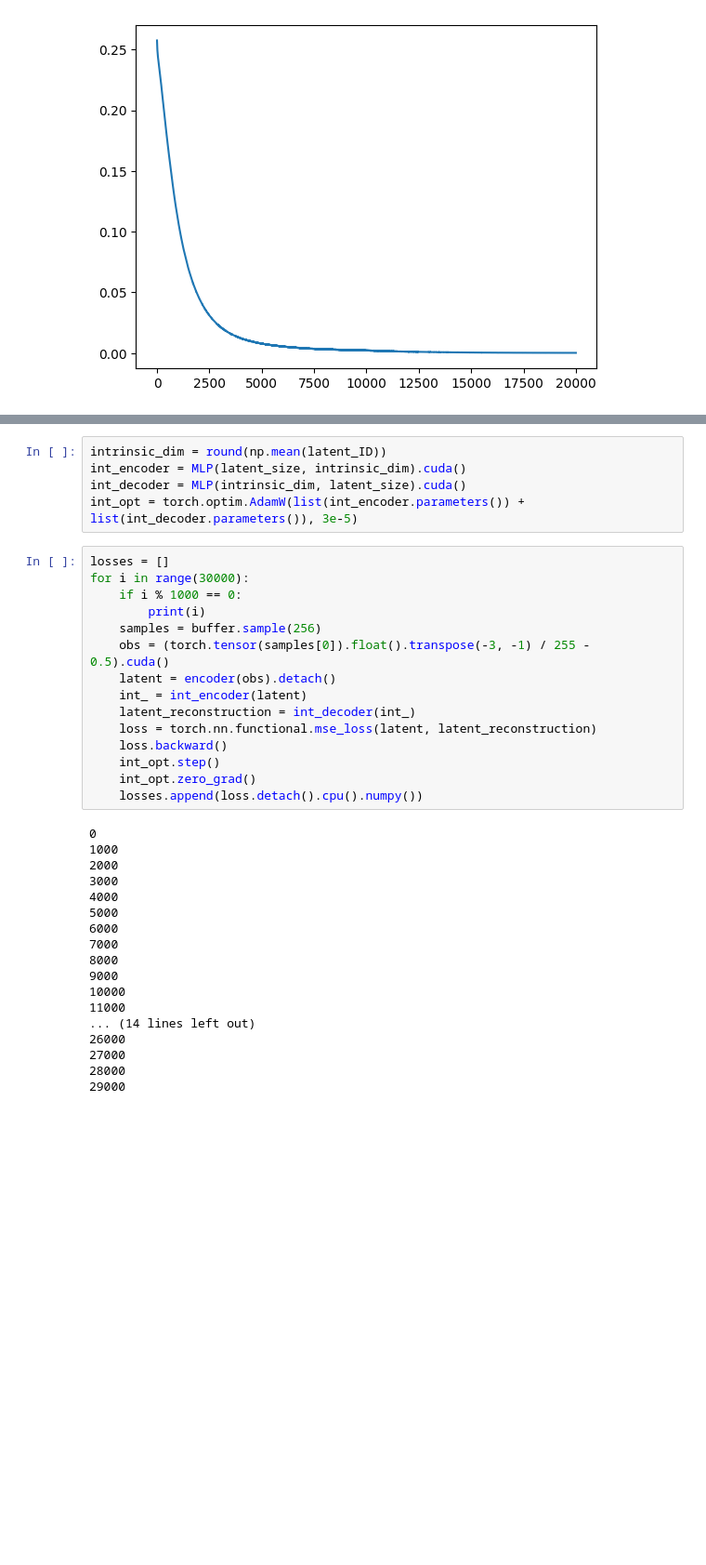
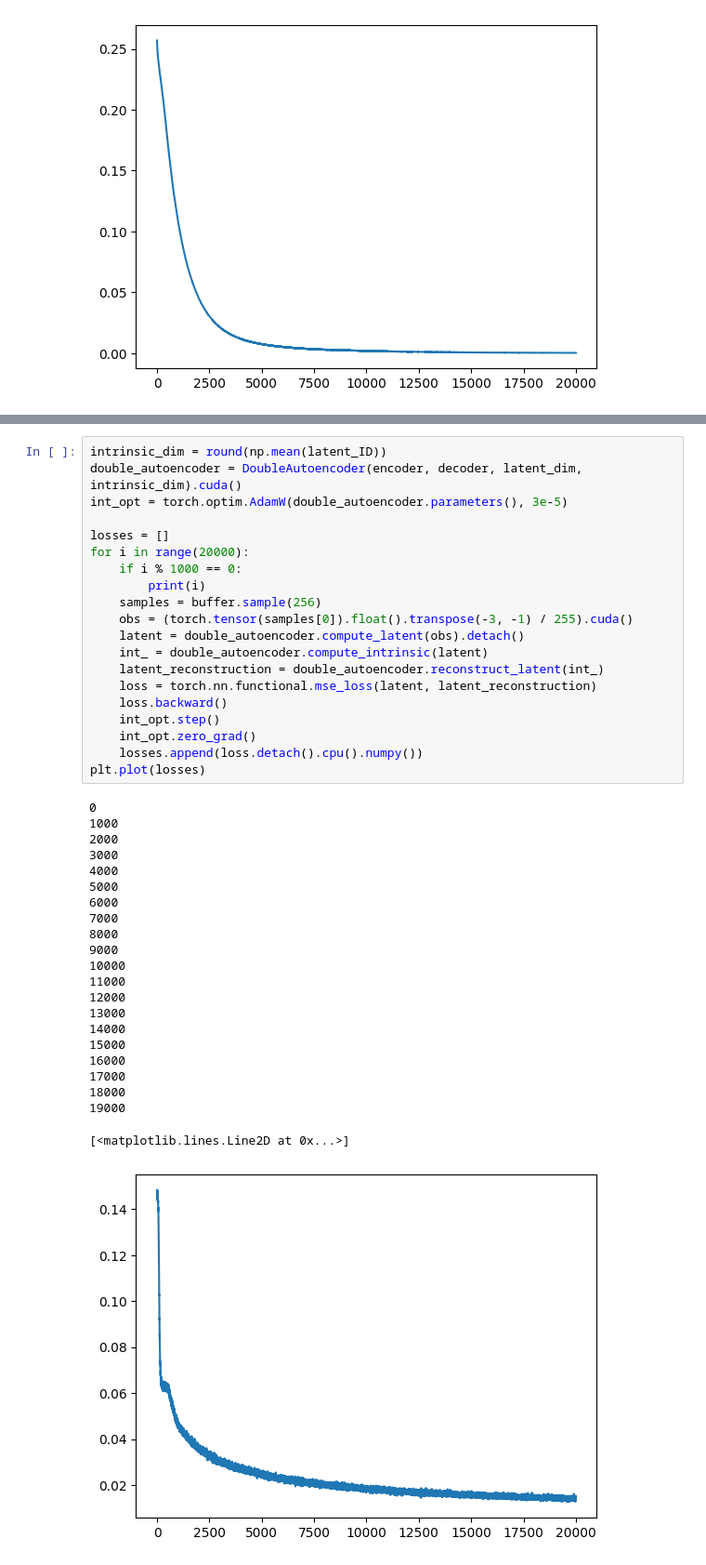
Before and after one commit to antony-zhao/RLTesting, a Jupyter notebook: rltesting/fvd_experiments/testing.ipynb, the cells around one changed output, grey strips where cells are left out. Shown at 93% size. Drawn from its saved outputs; the diff is of its cells as text; blank space fills up the shorter version.

```diff
--- a/rltesting/fvd_experiments/testing.ipynb
+++ b/rltesting/fvd_experiments/testing.ipynb
@@ -110,38 +110,43 @@ Image ID: 6.32492964683957 +- 0.06555845647076176
-# %%
-intrinsic_dim = round(np.mean(latent_ID))
-int_encoder = MLP(latent_size, intrinsic_dim).cuda()
-int_decoder = MLP(intrinsic_dim, latent_size).cuda()
-int_opt = torch.optim.AdamW(list(int_encoder.parameters()) + list(int_decoder.parameters()), 3e-5)
 # %%
+intrinsic_dim = round(np.mean(latent_ID))
+double_autoencoder = DoubleAutoencoder(encoder, decoder, latent_dim, intrinsic_dim).cuda()
+int_opt = torch.optim.AdamW(double_autoencoder.parameters(), 3e-5)
+
 losses = []
-for i in range(30000):
+for i in range(20000):
     if i % 1000 == 0:
         print(i)
     samples = buffer.sample(256)
-    obs = (torch.tensor(samples[0]).float().transpose(-3, -1) / 255 - 0.5).cuda()
-    latent = encoder(obs).detach()
-    int_ = int_encoder(latent)
-    latent_reconstruction = int_decoder(int_)
+    obs = (torch.tensor(samples[0]).float().transpose(-3, -1) / 255).cuda()
+    latent = double_autoencoder.compute_latent(obs).detach()
+    int_ = double_autoencoder.compute_intrinsic(latent)
+    latent_reconstruction = double_autoencoder.reconstruct_latent(int_)
     loss = torch.nn.functional.mse_loss(latent, latent_reconstruction)
     loss.backward()
     int_opt.step()
     int_opt.zero_grad()
     losses.append(loss.detach().cpu().numpy())
+plt.plot(losses)
 # %% [output]
 0
 1000
 2000
 3000
 4000
 5000
 6000
 7000
 8000
 9000
 10000
 11000
-... (14 lines left out)
-26000
-27000
-28000
-29000
+12000
+13000
+14000
+15000
+16000
+17000
+18000
+19000
+[<matplotlib.lines.Line2D at 0x...>]
+[figure, added]
```
Also changed, not shown: parts of 12 cells of this notebook, 7 other files.
